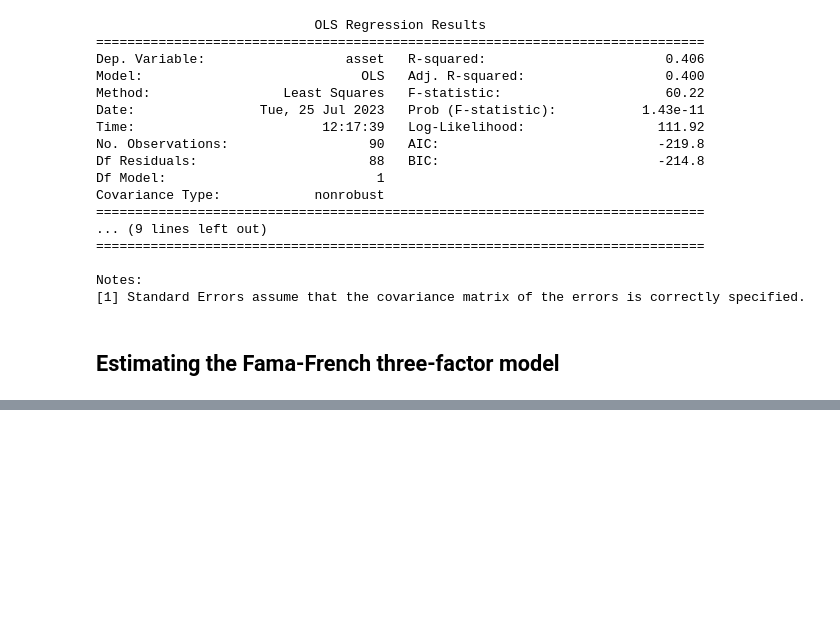
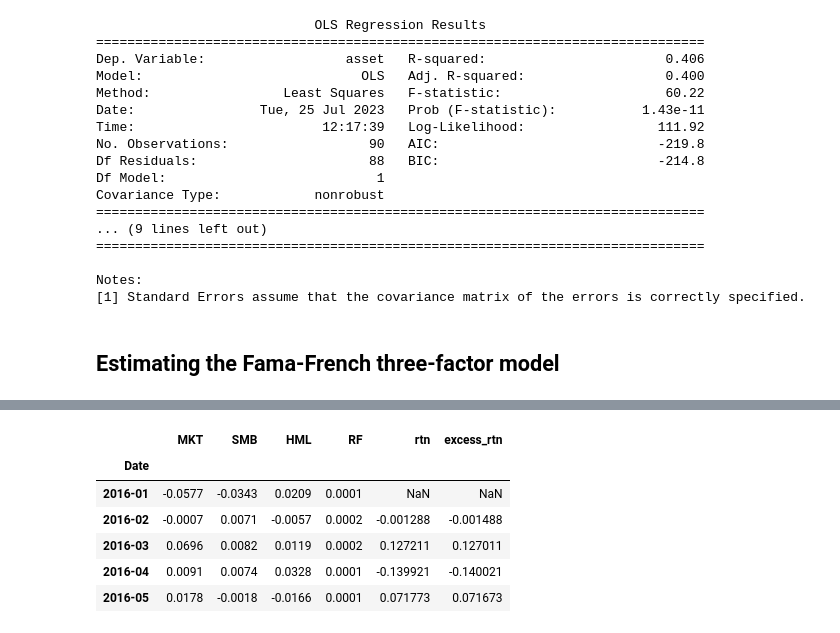
Before and after one commit to AmirGhnbr/multi_factor_models, a Jupyter notebook: multi_factor_models.ipynb, the cells around one changed output, grey strips where cells are left out. Saved outputs shown, nothing was run; the diff lists cells and outputs as text; code cells hidden in the pictures; blank space fills up the shorter version.

```diff
--- a/multi_factor_models.ipynb
+++ b/multi_factor_models.ipynb
@@ -235,0 +262,5 @@ ASSET
+# %%
+factor_3_df = ff_dict[0].rename(columns={"Mkt-RF": "MKT"}) \
+                        .div(100)
+
+factor_3_df.head()
@@ -235,0 +296,9 @@ ASSET
+# %%
+y = asset_df["Adj Close"].resample("M") \
+                         .last() \
+                         .pct_change() \
+                         .dropna()
+
+y.index = y.index.to_period("m")
+y.name = "rtn"
+y.head()
@@ -235,0 +313,14 @@ ASSET
+# %%
+factor_3_df = factor_3_df.join(y)
+factor_3_df["excess_rtn"] = (
+    factor_3_df["rtn"] - factor_3_df["RF"]
+)
+factor_3_df.head()
+# %% [output]
+|  | MKT | SMB | HML | RF | rtn | excess_rtn |
+| Date |  |  |  |  |  |  |
+| 2016-01 | -0.0577 | -0.0343 | 0.0209 | 0.0001 | NaN | NaN |
+| 2016-02 | -0.0007 | 0.0071 | -0.0057 | 0.0002 | -0.001288 | -0.001488 |
+| 2016-03 | 0.0696 | 0.0082 | 0.0119 | 0.0002 | 0.127211 | 0.127011 |
+| 2016-04 | 0.0091 | 0.0074 | 0.0328 | 0.0001 | -0.139921 | -0.140021 |
+| 2016-05 | 0.0178 | -0.0018 | -0.0166 | 0.0001 | 0.071773 | 0.071673 |
```
Also changed, not shown: parts of 8 cells of this notebook.
